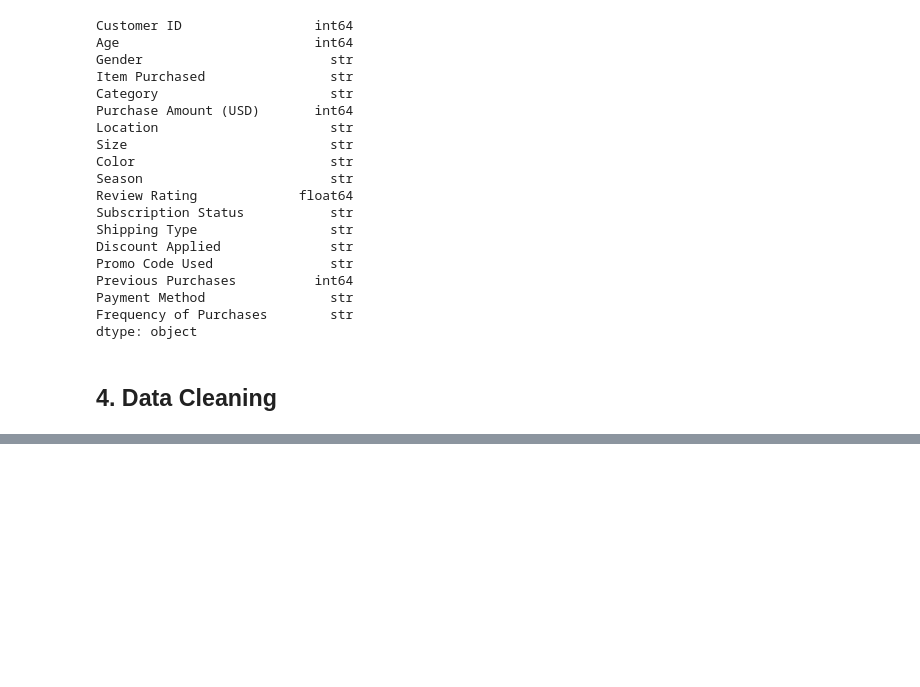
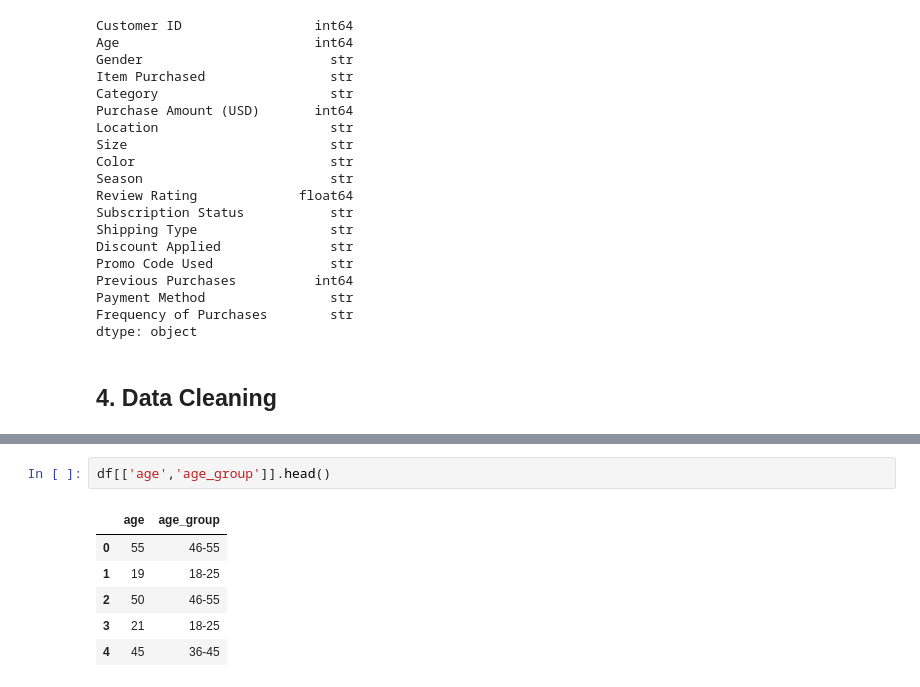
Before and after one commit to poojachavan8225/customer-purchasing-behavior-analysis, a Jupyter notebook: notebooks/customer_purchasing_behavior_analysis.ipynb, the cells around one changed output, grey strips where cells are left out. Drawn from its saved outputs; the diff is of its cells as text; blank space fills up the shorter version.

```diff
--- a/notebooks/customer_purchasing_behavior_analysis.ipynb
+++ b/notebooks/customer_purchasing_behavior_analysis.ipynb
@@ -124,0 +204,9 @@ dtype: object
+# %%
+df[['age','age_group']].head()
+# %% [output]
+|  | age | age_group |
+| 0 | 55 | 46-55 |
+| 1 | 19 | 18-25 |
+| 2 | 50 | 46-55 |
+| 3 | 21 | 18-25 |
+| 4 | 45 | 36-45 |
```
Also changed, not shown: parts of 14 cells of this notebook.
